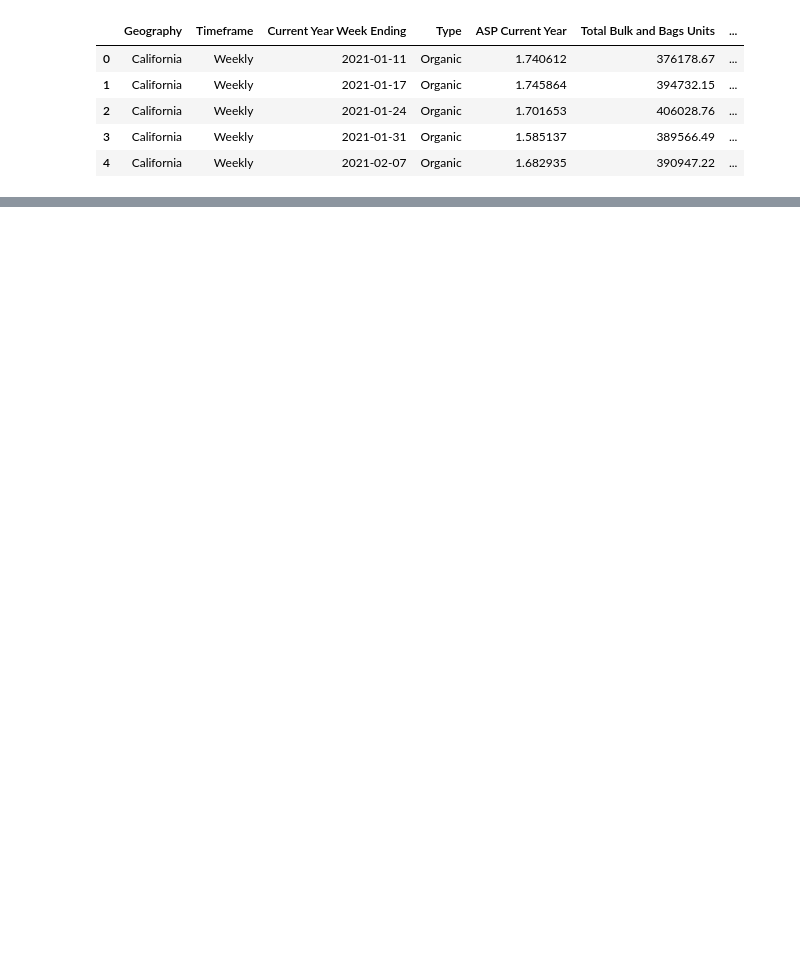
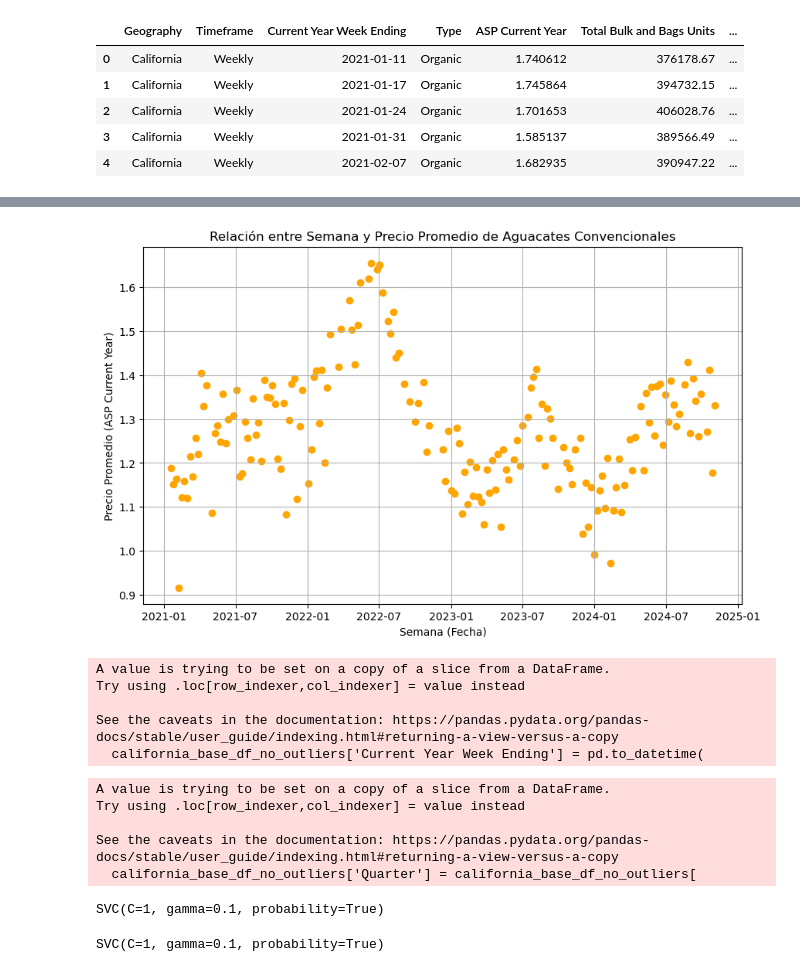
Before and after one commit to arboldeku/Avocado-2.0, a Jupyter notebook: code/modelo_regresion_limpio.ipynb, the cells around one changed output, grey strips where cells are left out. Saved outputs shown, nothing was run; the diff lists cells and outputs as text; code cells hidden in the pictures; blank space fills up the shorter version.

```diff
--- a/code/modelo_regresion_limpio.ipynb
+++ b/code/modelo_regresion_limpio.ipynb
@@ -66,0 +198,45 @@ california_base_df.head()
+# %%
+import matplotlib.pyplot as plt
+import pandas as pd
+
+# Filtrar datos donde Type es 'Conventional'
+conventional_data = california_base_df_no_outliers[california_base_df_no_outliers['Type'] == 'Conventional']
+
+# Agrupar por semana y calcular el precio promedio
+x_clean_data_conventional = conventional_data.groupby('Current Year Week Ending')['ASP Current Year'].mean()
+
+# Convertir las fechas de la columna 'Current Year Week Ending' a formato datetime
+y_clean_data_conventional = pd.to_datetime(x_clean_data_conventional.index)
+
+# Graficar
+plt.figure(figsize=(10, 6))
+plt.scatter(y_clean_data_conventional, x_clean_data_conventional, color='orange')
+plt.title('Relación entre Semana y Precio Promedio de Aguacates Convencionales')
+plt.xlabel('Semana (Fecha)')
+plt.ylabel('Precio Promedio (ASP Current Year)')
+plt.grid(True)
+plt.show()
+# %% [output]
+[figure, added]
+# %%
+# Asegurarnos de que las fechas estén en formato datetime
+california_base_df_no_outliers['Current Year Week Ending'] = pd.to_datetime(
+    california_base_df_no_outliers['Current Year Week Ending'], errors='coerce'
+)
+# %% [output]
+A value is trying to be set on a copy of a slice from a DataFrame.
+Try using .loc[row_indexer,col_indexer] = value instead
+
+See the caveats in the documentation: https://pandas.pydata.org/pandas-docs/stable/user_guide/indexing.html#returning-a-view-versus-a-copy
+  california_base_df_no_outliers['Current Year Week Ending'] = pd.to_datetime(
+# %%
+# Extraer el trimestre como una nueva característica
+california_base_df_no_outliers['Quarter'] = california_base_df_no_outliers[
+    'Current Year Week Ending'
+].dt.quarter
+# %% [output]
+A value is trying to be set on a copy of a slice from a DataFrame.
+Try using .loc[row_indexer,col_indexer] = value instead
+
+See the caveats in the documentation: https://pandas.pydata.org/pandas-docs/stable/user_guide/indexing.html#returning-a-view-versus-a-copy
+  california_base_df_no_outliers['Quarter'] = california_base_df_no_outliers[
@@ -66,0 +264,30 @@ california_base_df.head()
+# %%
+from sklearn.svm import SVC
+
+# Entrenar el modelo SVM
+svm_model_org = SVC(kernel='rbf', C=1, gamma=0.1, probability=True)
+svm_model_org.fit(X_train_org_scaled, y_train_org)
+# %% [output]
+SVC(C=1, gamma=0.1, probability=True)
+# %%
+# Repetir el mismo proceso para datos convencionales
+conventional_data = california_base_df_no_outliers[
+    california_base_df_no_outliers['Type'] == 'Conventional'
+]
+
+X_conventional = conventional_data[['Elasticity', 'log_4046 Units', 'log_4225 Units', 'log_4770 Units', 'Quarter']]
+y_conventional = conventional_data['ASP Current Year']
+
+y_conventional_classes = pd.qcut(y_conventional, q=3, labels=['low', 'medium', 'high'])
+
+X_train_conv, X_test_conv, y_train_conv, y_test_conv = train_test_split(
+    X_conventional, y_conventional_classes, test_size=0.3, random_state=42
+)
+
+X_train_conv_scaled = scaler.fit_transform(X_train_conv)
+X_test_conv_scaled = scaler.transform(X_test_conv)
+
+svm_model_conv = SVC(kernel='rbf', C=1, gamma=0.1, probability=True)
+svm_model_conv.fit(X_train_conv_scaled, y_train_conv)
+# %% [output]
+SVC(C=1, gamma=0.1, probability=True)
```
Also changed, not shown: parts of 16 cells of this notebook, 3 other files.
